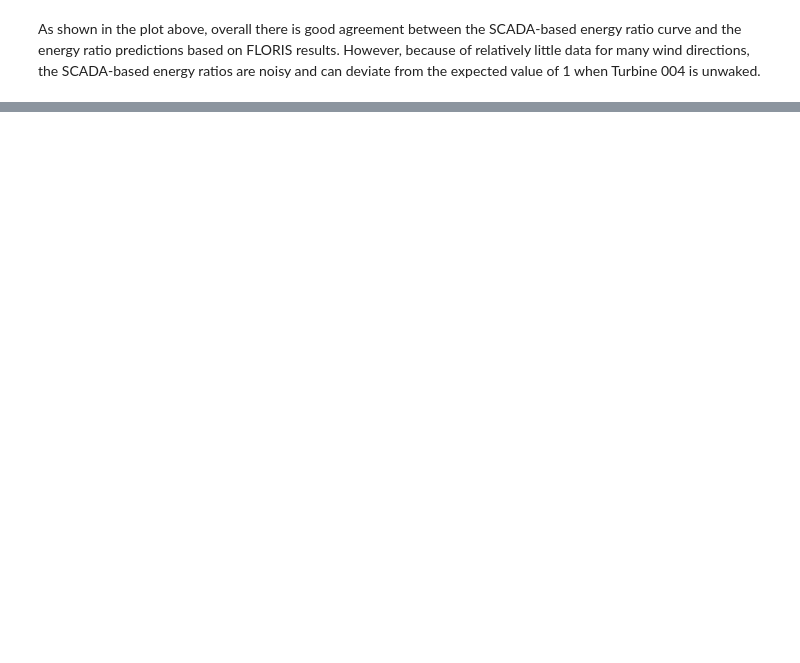
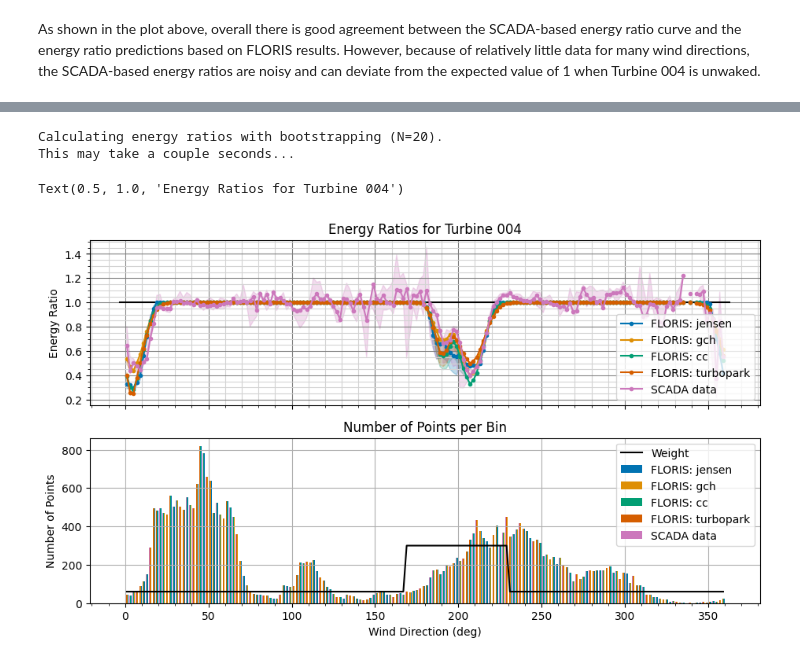
Before and after one commit to NREL/flasc, a Jupyter notebook: examples_smarteole/05_baseline_energy_ratio_analysis.ipynb, the cells around one changed output, grey strips where cells are left out. Cells and saved outputs as stored; diff of their text form; code cells hidden in the pictures; blank space fills up the shorter version.

```diff
--- a/examples_smarteole/05_baseline_energy_ratio_analysis.ipynb
+++ b/examples_smarteole/05_baseline_energy_ratio_analysis.ipynb
@@ -190,0 +198,38 @@ As shown in the plot above, overall there is good agreement between the SCADA-ba
+# %%
+ws = np.tile(np.arange(6.5, 12.0, 1.0), 180)
+wd = np.repeat(np.arange(1.0, 360.0, 2.0), 6)
+
+freq = np.ones_like(ws)
+# Increase frequency value in steering wind directions
+start_idx = np.where(wd == 169)[0][0]
+end_idx = np.where(wd == 231)[0][0]
+freq[start_idx:end_idx] = 5
+freq = 10*freq
+
+df_freq = pd.DataFrame({"ws": ws,"wd": wd, "freq_val":freq})
+
+N = 20
+print("Calculating energy ratios with bootstrapping (N={}).".format(N))
+print("This may take a couple seconds...")
+np.random.seed(0)
+er_out = er.compute_energy_ratio(
+    er_in,
+    test_turbines=[4],
+    use_predefined_ref=True,
+    use_predefined_wd=True,
+    use_predefined_ws=True,
+    wd_step=2.0,
+    wd_bin_overlap_radius=0.0,
+    ws_min=6.0,
+    ws_max=12.0,
+    df_freq=df_freq,
+    N=N,
+    percentiles=[5.0, 95.0]
+)
+ax = er_out.plot_energy_ratios(overlay_frequency=True)
+ax[0].set_title("Energy Ratios for Turbine 004")
+# %% [output]
+Calculating energy ratios with bootstrapping (N=20).
+This may take a couple seconds...
+Text(0.5, 1.0, 'Energy Ratios for Turbine 004')
+[figure, added]
```
Also changed, not shown: parts of 2 cells of this notebook, 6 other files.
